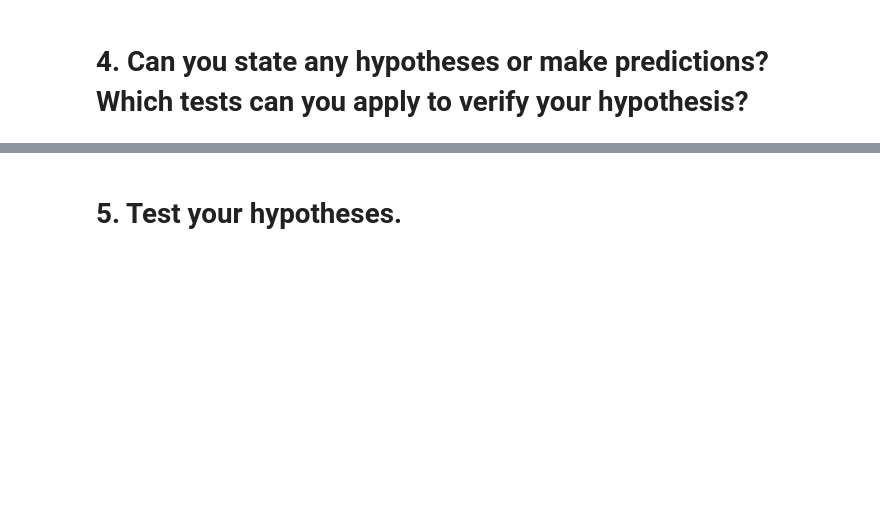
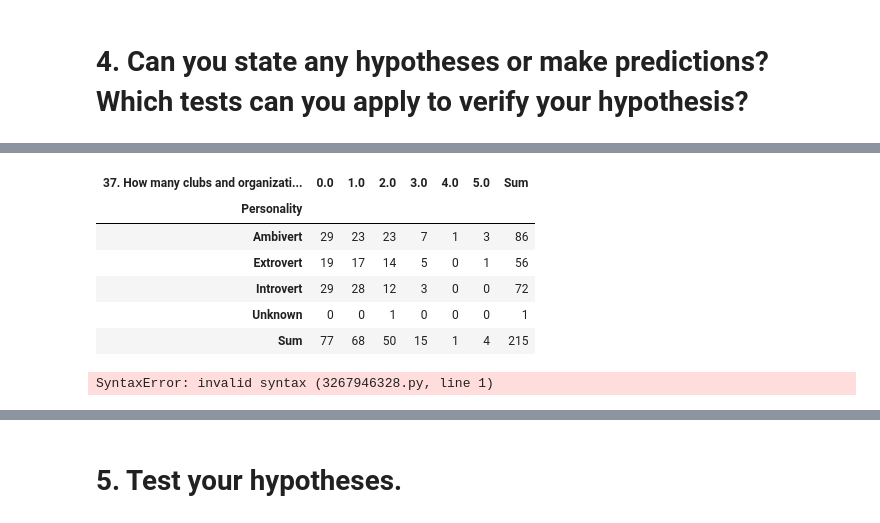
Before and after one commit to cho102/cs105_project, a Jupyter notebook: Mini-Project.ipynb, the cells around one changed output, grey strips where cells are left out. Saved outputs shown, nothing was run; the diff lists cells and outputs as text; code cells hidden in the pictures; blank space fills up the shorter version.

Commit message:
"Added hypothesis 4, and checked for errors"

```diff
--- a/Mini-Project.ipynb
+++ b/Mini-Project.ipynb
@@ -240,0 +221,25 @@ for 1 degree of freedom, the chi-square value needed to reject the hypothesis at
+# %%
+clubsbyPers2 = df2.pivot_table(
+    index="Personality", columns= "37. How many clubs and organizations are you part of?",
+    values = "Current Units Taken",
+    aggfunc= "count", # The count function will count the number of non-null values.
+    margins = 'True',
+    margins_name = 'Sum',
+    fill_value=0
+)
+clubsbyPers2
+# %% [output]
+| 37. How many clubs and organizati... | 0.0 | 1.0 | 2.0 | 3.0 | 4.0 | 5.0 | Sum |
+| Personality |  |  |  |  |  |  |  |
+| Ambivert | 29 | 23 | 23 | 7 | 1 | 3 | 86 |
+| Extrovert | 19 | 17 | 14 | 5 | 0 | 1 | 56 |
+| Introvert | 29 | 28 | 12 | 3 | 0 | 0 | 72 |
+| Unknown | 0 | 0 | 1 | 0 | 0 | 0 | 1 |
+| Sum | 77 | 68 | 50 | 15 | 1 | 4 | 215 |
+# %%
+plt.scatter(df2.Personality,df2."37. How many clubs and organizations are you part of?")
+plt.xlabel("Personality")
+plt.ylabel("Clubs")
+plt.show()
+# %% [output]
+SyntaxError: invalid syntax (3267946328.py, line 1)
```
Also changed, not shown: parts of 69 cells of this notebook.
